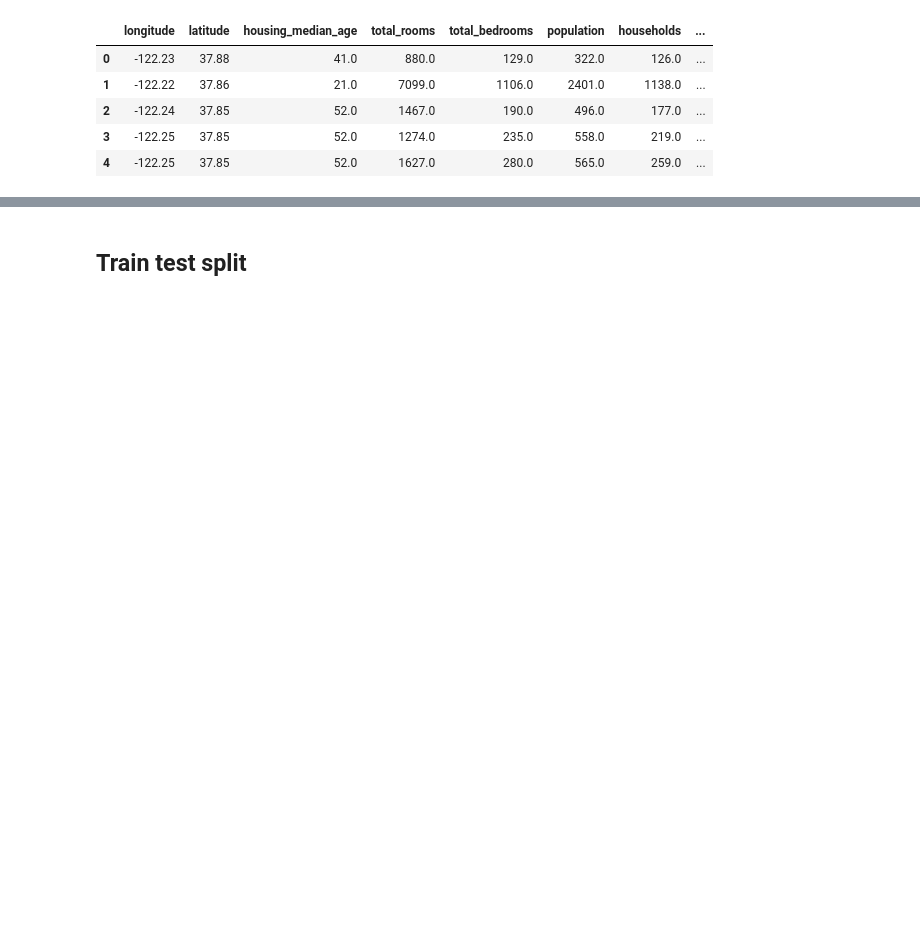
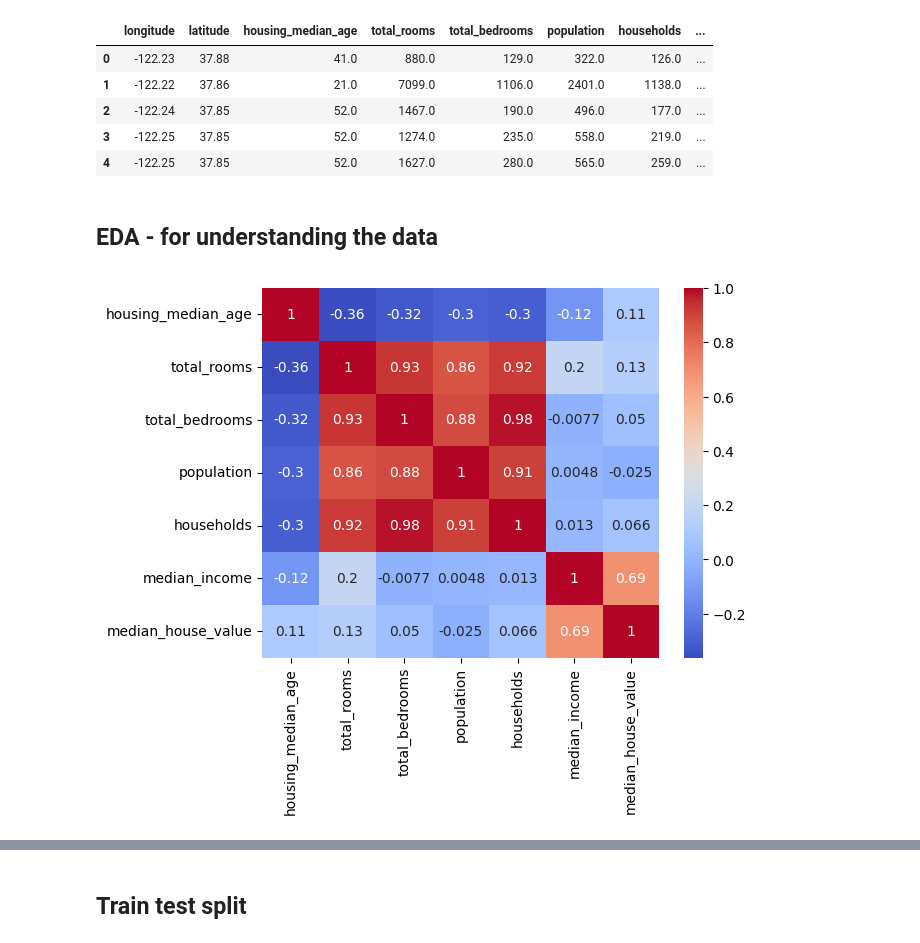
Before and after one commit to deveshpatwa/Pyhton-projects, a Jupyter notebook: machine learning/House price prediction/House price prediction project code.ipynb, the cells around one changed output, grey strips where cells are left out. Cells and saved outputs as stored; diff of their text form; code cells hidden in the pictures; blank space fills up the shorter version.

```diff
--- a/machine learning/House price prediction/House price prediction project code.ipynb
+++ b/machine learning/House price prediction/House price prediction project code.ipynb
@@ -16,3 +24,15 @@ df.head()
 | 2 | -122.24 | 37.85 | 52.0 | 1467.0 | 190.0 | 496.0 | 177.0 | ... |
 | 3 | -122.25 | 37.85 | 52.0 | 1274.0 | 235.0 | 558.0 | 219.0 | ... |
 | 4 | -122.25 | 37.85 | 52.0 | 1627.0 | 280.0 | 565.0 | 259.0 | ... |
+# %% [markdown]
+## EDA - for understanding the data
+# %%
+# onlu numerical columns list
+numerical_columns = ['housing_median_age', 'total_rooms',
+       'total_bedrooms', 'population', 'households', 'median_income',
+       'median_house_value']
+# %%
+sns.heatmap(data=df[numerical_columns].corr(),annot=True,cmap='coolwarm')
+plt.show()
+# %% [output]
+[figure, added]
```
Also changed, not shown: parts of 53 cells of this notebook, 1 other file.
